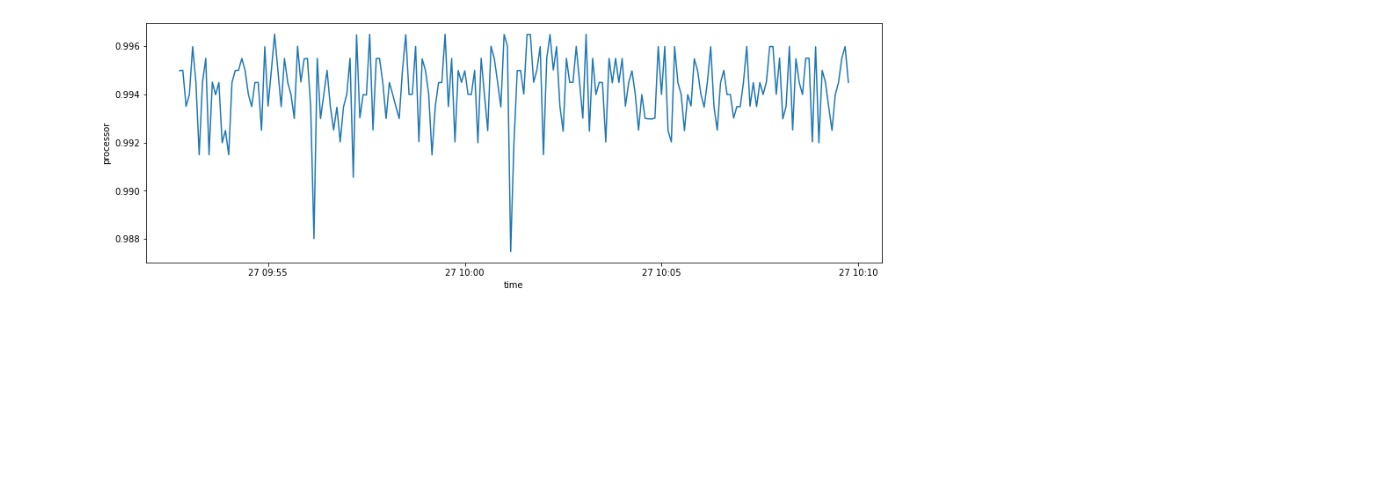
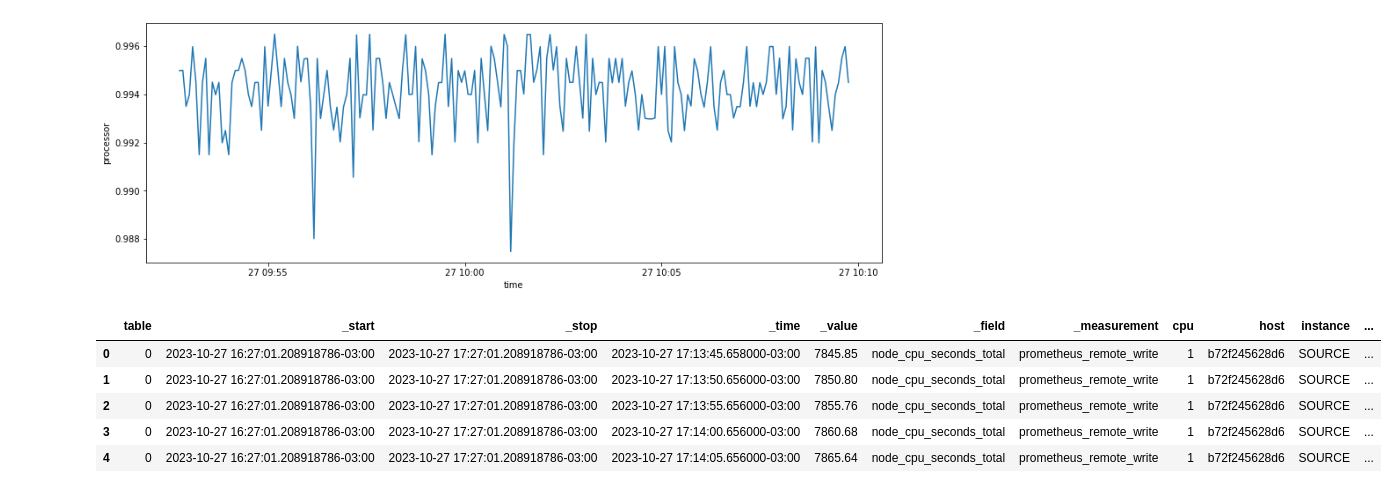
Before and after one commit to bombermal/TCC, a Jupyter notebook: Monitoring_VM/Retrieve/main.ipynb, the cells around one changed output. Drawn from its saved outputs; the diff is of its cells as text; code cells hidden in the pictures; blank space fills up the shorter version.

```diff
--- a/Monitoring_VM/Retrieve/main.ipynb
+++ b/Monitoring_VM/Retrieve/main.ipynb
@@ -234,0 +238,14 @@ plt.show()
+# %%
+data = pd.read_csv('influx.data.csv', skiprows=3)
+data = data[data.columns[2:]]
+data._start = pd.to_datetime(data._start).apply(lambda x: x.tz_convert('America/Fortaleza'))
+data._stop = pd.to_datetime(data._stop).apply(lambda x: x.tz_convert('America/Fortaleza'))
+data._time = pd.to_datetime(data._time).apply(lambda x: x.tz_convert('America/Fortaleza'))
+data.head()
+# %% [output]
+|  | table | _start | _stop | _time | _value | _field | _measurement | cpu | host | instance | ... |
+| 0 | 0 | 2023-10-27 16:27:01.208918786-03:00 | 2023-10-27 17:27:01.208918786-03:00 | 2023-10-27 17:13:45.658000-03:00 | 7845.85 | node_cpu_seconds_total | prometheus_remote_write | 1 | b72f245628d6 | SOURCE | ... |
+| 1 | 0 | 2023-10-27 16:27:01.208918786-03:00 | 2023-10-27 17:27:01.208918786-03:00 | 2023-10-27 17:13:50.656000-03:00 | 7850.80 | node_cpu_seconds_total | prometheus_remote_write | 1 | b72f245628d6 | SOURCE | ... |
+| 2 | 0 | 2023-10-27 16:27:01.208918786-03:00 | 2023-10-27 17:27:01.208918786-03:00 | 2023-10-27 17:13:55.656000-03:00 | 7855.76 | node_cpu_seconds_total | prometheus_remote_write | 1 | b72f245628d6 | SOURCE | ... |
+| 3 | 0 | 2023-10-27 16:27:01.208918786-03:00 | 2023-10-27 17:27:01.208918786-03:00 | 2023-10-27 17:14:00.656000-03:00 | 7860.68 | node_cpu_seconds_total | prometheus_remote_write | 1 | b72f245628d6 | SOURCE | ... |
+| 4 | 0 | 2023-10-27 16:27:01.208918786-03:00 | 2023-10-27 17:27:01.208918786-03:00 | 2023-10-27 17:14:05.656000-03:00 | 7865.64 | node_cpu_seconds_total | prometheus_remote_write | 1 | b72f245628d6 | SOURCE | ... |
```
Also changed, not shown: parts of 5 cells of this notebook, 7 other files.
